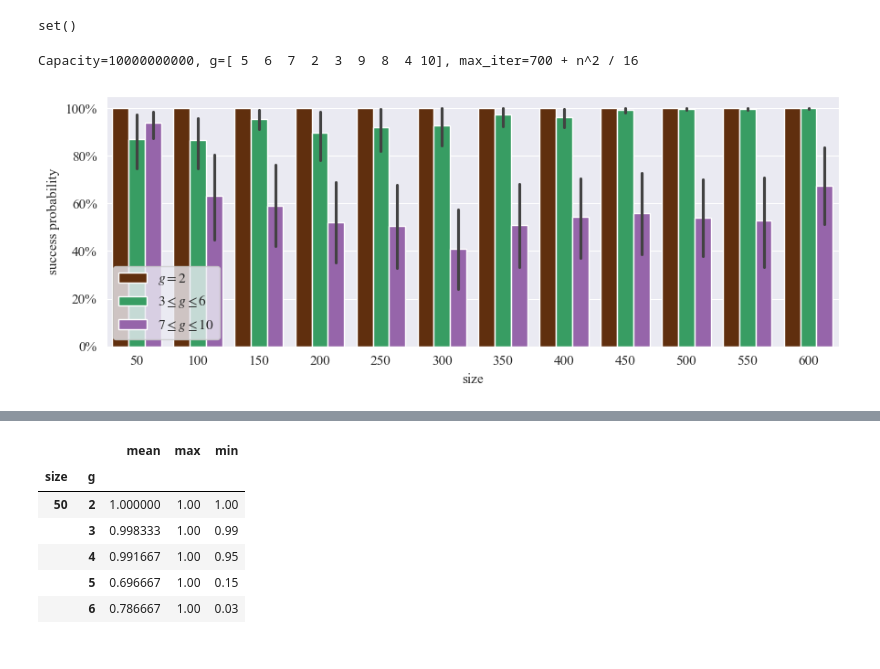
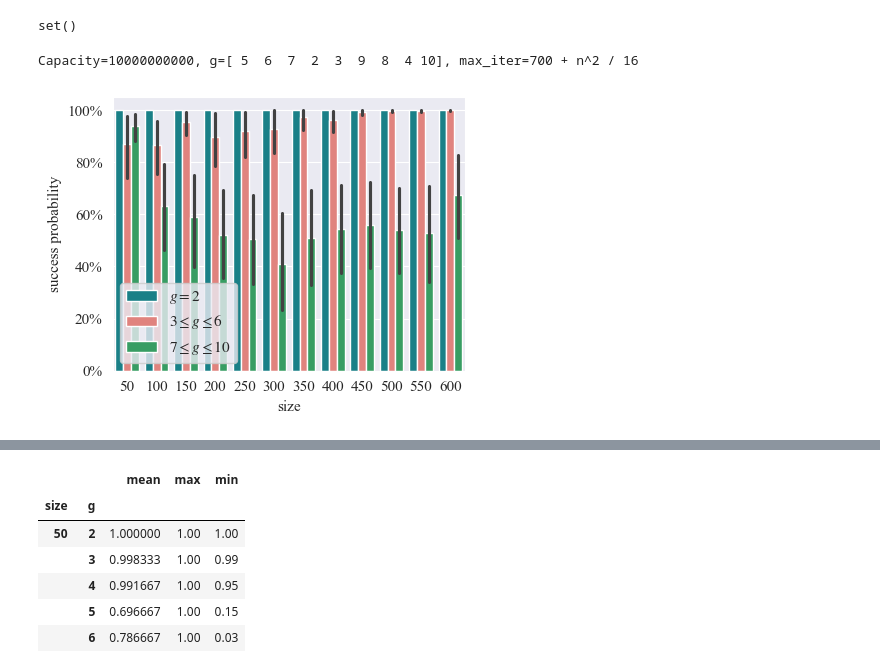
Before and after one commit to SoerenWilkening/QTG_0-1Knapsack, a Jupyter notebook: evaluation/08_ctg_qtg_analysis.ipynb, the cells around one changed output, grey strips where cells are left out. Cells and saved outputs as stored; diff of their text form; code cells hidden in the pictures.

Commit message:
Updated success prob plots

```diff
--- a/evaluation/08_ctg_qtg_analysis.ipynb
+++ b/evaluation/08_ctg_qtg_analysis.ipynb
@@ -14,12 +14,9 @@ font = {'family': 'serif', 'size': 11}
 matplotlib.rc('font', **font)
 
 matplotlib.rcParams['axes.prop_cycle'] = matplotlib.cycler(color=[
-    "#6E2C00",
+    "#089099",
+    "#F0746E",
     "#27AE60",
-    "#9B59B6",
-    "#CB4335",
-    "#089099",
-    "#7C1D6F"
 ])
 
 plt.rcParams["font.family"] = "serif"
@@ -40,7 +37,7 @@ for path in paths:
         'elapsed_real_time': (row['result']['elapsed_real_time']),
         'instance': row['parameters']['args']['instance']['name'],
         'objective_value': row['result']['objective_value'],
-        'memory_bits': (row['result']['maximum_resident_size_kb']-80000) * 8 * 1024,
+        'memory_bits': (row['result']['maximum_resident_size_kb'] - 80000) * 8 * 1024,
     } if row['parameters']['args']['solver'] == "combo" else None))
 
 combo_results = pd.concat(combo_results)
@@ -59,12 +56,12 @@ for path in paths:
         'qtg_estimate_cycles': np.average(
             [it * row['result']['qtg_cycles'] for it in row['result']['total_iterations']]),
         'qtg_estimate_memory_bits': row['parameters']['args']['instance']['size'] +
-                               np.log2(row['parameters']['args']['instance']['capacity']) +
-                               np.log2(optimal_solutions[row['parameters']['args']['instance']['name']]) +
-                               max(row['parameters']['args']['instance']['size'],
-                                   np.log2(row['parameters']['args']['instance']['capacity']),
-                                   np.log2(optimal_solutions[row['parameters']['args']['instance']['name']])
-                                   ) + 1,
+                                    np.log2(row['parameters']['args']['instance']['capacity']) +
+                                    np.log2(optimal_solutions[row['parameters']['args']['instance']['name']]) +
+                                    max(row['parameters']['args']['instance']['size'],
+                                        np.log2(row['parameters']['args']['instance']['capacity']),
+                                        np.log2(optimal_solutions[row['parameters']['args']['instance']['name']])
+                                        ) + 1,
         #n + log2(Z) + log2(OPT) + max(n, log2(Z), log2(OPT)) +1
         'success_probability': sum([1 for obj in row['result']['objective_values'] if
                                     obj == optimal_solutions[row['parameters']['args']['instance']['name']]]) / len(
@@ -73,6 +70,7 @@ for path in paths:
         'instance': row['parameters']['args']['instance']['name'],
         'capacity': row['parameters']['args']['instance']['capacity'],
         'max_iter': row['parameters']['args']['alg_params']['max_iter_str'],
+        'max_iter_num': row['parameters']['args']['alg_params']['max_iter'],
         'gap': np.average([(optimal_solutions[row['parameters']['args']['instance']['name']] - obj) / optimal_solutions[
             row['parameters']['args']['instance']['name']] for obj in row['result']['objective_values']]),
         'runtime': row['runtime']
@@ -101,6 +99,8 @@ ctg_results['g'] = ctg_results.apply(
     lambda row: int(re.match(r'.+\_g\_([0-9]+)\_.+', row['instance']).group(1)), axis=1)
 combo_results['g'] = combo_results.apply(
     lambda row: int(re.match(r'.+\_g\_([0-9]+)\_.+', row['instance']).group(1)), axis=1)
+
+
 #qtg_results['g'] = qtg_results.apply(
 #    lambda row: int(re.match(r'.+\_g\_([0-9]+)\_.+', row['instance']).group(1)), axis=1)
 
@@ -111,6 +111,7 @@ def g_group(row):
         return "$3 \\leq g \\leq 6$"
     return "$7 \\leq g \\leq 10$"
 
+
 ctg_results['g_group'] = ctg_results.apply(g_group, axis=1)
 # %%
 missing_instances = set(combo_results['instance'].unique()) - set(ctg_results['instance'].unique())
@@ -120,32 +121,33 @@ print(missing_instances)
 set()
 # %%
 import matplotlib.ticker as ticker
-fig, ax = plt.subplots(figsize=(9, 3.5))
+
+fig, ax = plt.subplots(figsize=(4.5, 3.5))
 #sns.lineplot(qtg_results, x='size', y='success_probability', ax=ax, label="QTG")
 #sns.lineplot(ctg_results, x='size', y='success_probability', ax=ax, label="CTG")
 
 g_values = list(sorted(combo_results['g'].unique()))
 
-
 sns.barplot(ctg_results, hue='g_group', hue_order=['$g=2$', '$3 \\leq g \\leq 6$', '$7 \\leq g \\leq 10$'],
-                dodge=True, x='size', y='success_probability', ax=ax)
+            dodge=True, x='size', y='success_probability', ax=ax)
 
 #for g in g_values[5:]:
 #    sns.barplot(ctg_results[ctg_results['g'] == g], x='size', y='success_probability', ax=ax, label=f"g={g}")
 
 #sns.lineplot(qtg_results, x='size', y='success_probability', ax=ax, label="QTG g=2")
 ax.set_ylabel("success probability")
 # set percentage format
 ax.yaxis.set_major_formatter(ticker.PercentFormatter(1))
 
 ax.legend().set_title(None)
 
 assert len(ctg_results["capacity"].unique()) == 1
 assert len(ctg_results["max_iter"].unique()) == 1
-print(f"Capacity={ctg_results['capacity'].unique()[0]}, g={ctg_results['g'].unique()}, max_iter={ctg_results['max_iter'].unique()[0]}")
+print(
+    f"Capacity={ctg_results['capacity'].unique()[0]}, g={ctg_results['g'].unique()}, max_iter={ctg_results['max_iter'].unique()[0]}")
 
 fig.tight_layout()
 plt.savefig(f"out/08_success_prob.pdf", bbox_inches='tight')
 # %% [output]
 Capacity=10000000000, g=[ 5  6  7  2  3  9  8  4 10], max_iter=700 + n^2 / 16
-[figure, old version]
+[figure, new version]
```
Also changed, not shown: parts of 1 cell of this notebook.
